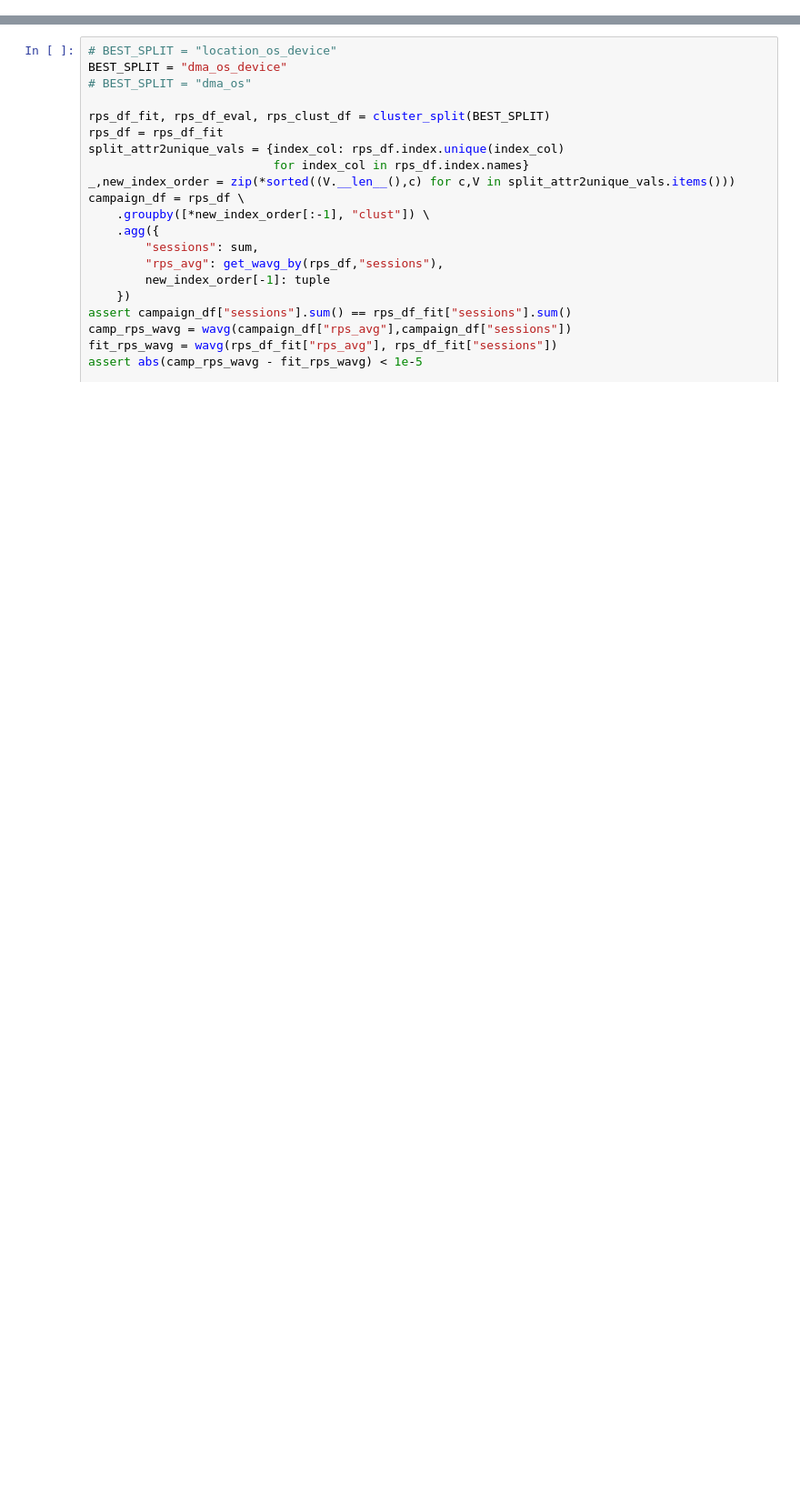
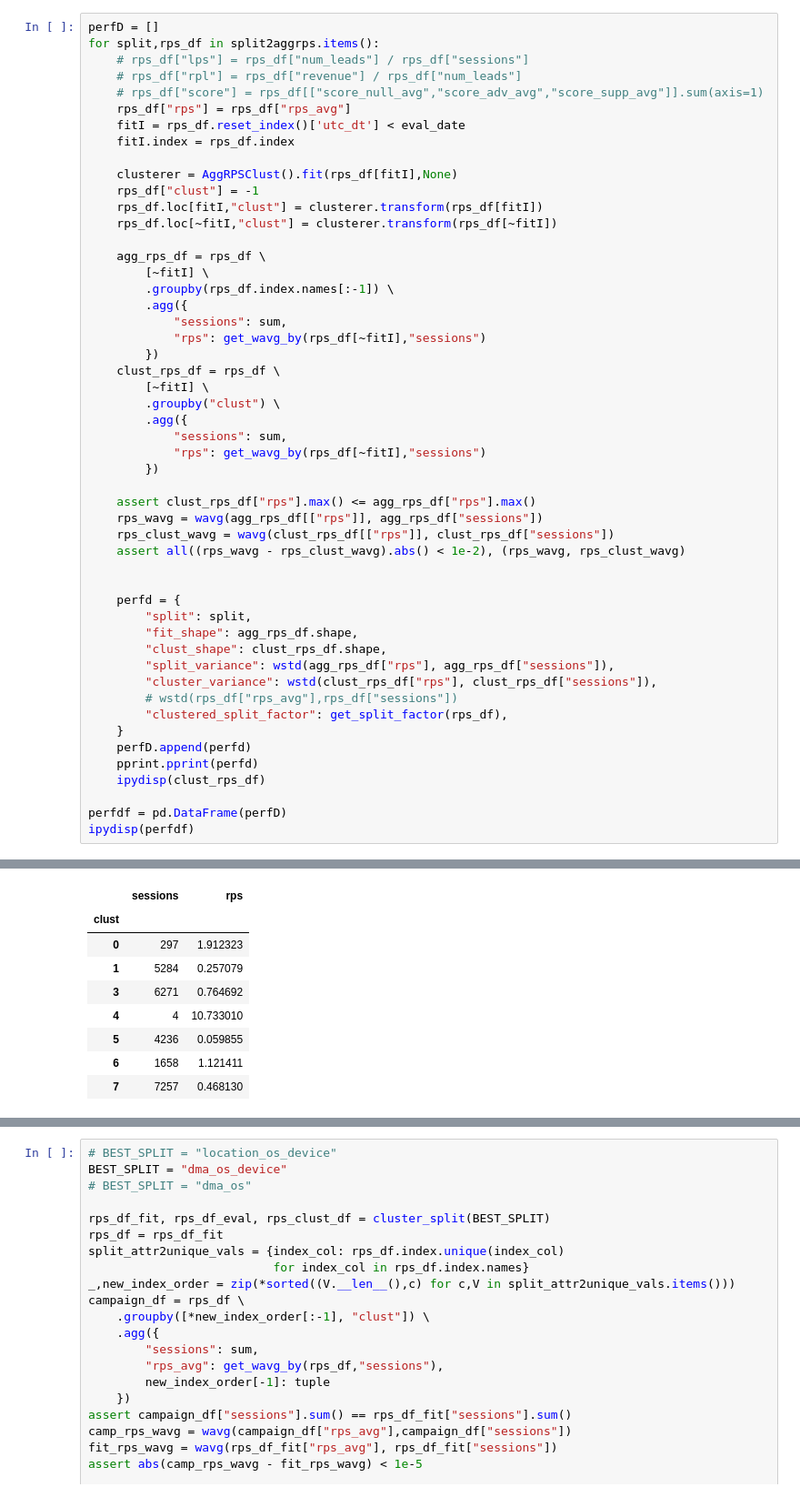
Before and after one commit to pkrishnamurthy1007/adtech, a Jupyter notebook: notebooks/aduriseti_shared/account_structure.ipynb, the cells around one changed output, grey strips where cells are left out. Shown: that part at 91% size. Saved outputs shown, nothing was run; the diff lists cells and outputs as text; blank space fills up the shorter version.

Commit message:
replicated account structure results w/ more general framework

```diff
--- a/notebooks/aduriseti_shared/account_structure.ipynb
+++ b/notebooks/aduriseti_shared/account_structure.ipynb
@@ -236,0 +301,52 @@ ipydisp(perfdf)
+# %%
+perfD = []
+for split,rps_df in split2aggrps.items():
+    # rps_df["lps"] = rps_df["num_leads"] / rps_df["sessions"]
+    # rps_df["rpl"] = rps_df["revenue"] / rps_df["num_leads"]
+    # rps_df["score"] = rps_df[["score_null_avg","score_adv_avg","score_supp_avg"]].sum(axis=1)
+    rps_df["rps"] = rps_df["rps_avg"]
+    fitI = rps_df.reset_index()['utc_dt'] < eval_date
+    fitI.index = rps_df.index
+
+    clusterer = AggRPSClust().fit(rps_df[fitI],None)
+    rps_df["clust"] = -1
+    rps_df.loc[fitI,"clust"] = clusterer.transform(rps_df[fitI])
+    rps_df.loc[~fitI,"clust"] = clusterer.transform(rps_df[~fitI])
+
+    agg_rps_df = rps_df \
+        [~fitI] \
+        .groupby(rps_df.index.names[:-1]) \
+        .agg({
+            "sessions": sum,
+            "rps": get_wavg_by(rps_df[~fitI],"sessions")
+        })
+    clust_rps_df = rps_df \
+        [~fitI] \
+        .groupby("clust") \
+        .agg({
+            "sessions": sum,
+            "rps": get_wavg_by(rps_df[~fitI],"sessions")
+        })
+
+    assert clust_rps_df["rps"].max() <= agg_rps_df["rps"].max()
+    rps_wavg = wavg(agg_rps_df[["rps"]], agg_rps_df["sessions"])
+    rps_clust_wavg = wavg(clust_rps_df[["rps"]], clust_rps_df["sessions"])
+    assert all((rps_wavg - rps_clust_wavg).abs() < 1e-2), (rps_wavg, rps_clust_wavg)
+
+
+    perfd = {
+        "split": split,
+        "fit_shape": agg_rps_df.shape,
+        "clust_shape": clust_rps_df.shape,
+        "split_variance": wstd(agg_rps_df["rps"], agg_rps_df["sessions"]),
+        "cluster_variance": wstd(clust_rps_df["rps"], clust_rps_df["sessions"]),
+        # wstd(rps_df["rps_avg"],rps_df["sessions"])
+        "clustered_split_factor": get_split_factor(rps_df),
+    }
+    perfD.append(perfd)
+    pprint.pprint(perfd)
+    ipydisp(clust_rps_df)
+
+perfdf = pd.DataFrame(perfD)
+ipydisp(perfdf)
+# %% [output]
@@ -236,0 +424,9 @@ ipydisp(perfdf)
+|  | sessions | rps |
+| clust |  |  |
+| 0 | 297 | 1.912323 |
+| 1 | 5284 | 0.257079 |
+| 3 | 6271 | 0.764692 |
+| 4 | 4 | 10.733010 |
+| 5 | 4236 | 0.059855 |
+| 6 | 1658 | 1.121411 |
+| 7 | 7257 | 0.468130 |
```
Also changed, not shown: parts of 6 cells of this notebook, 1 other file.
